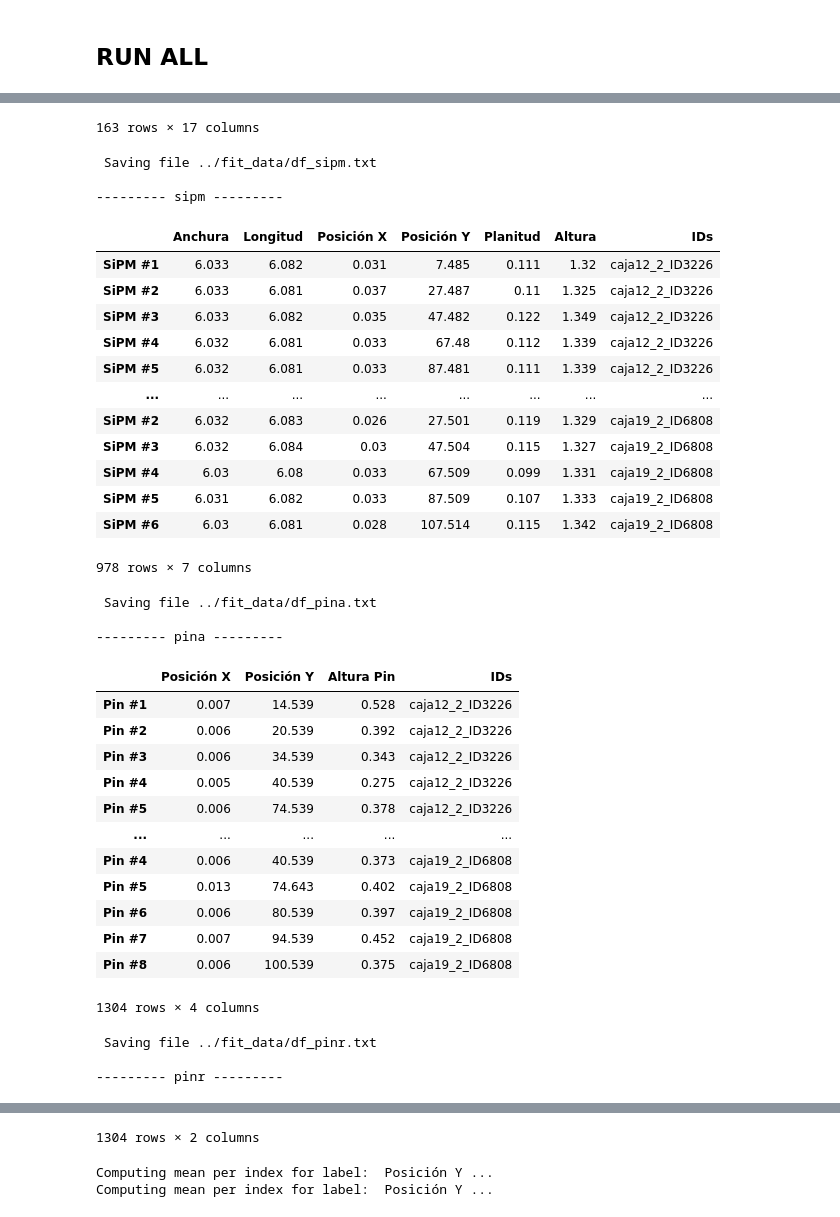
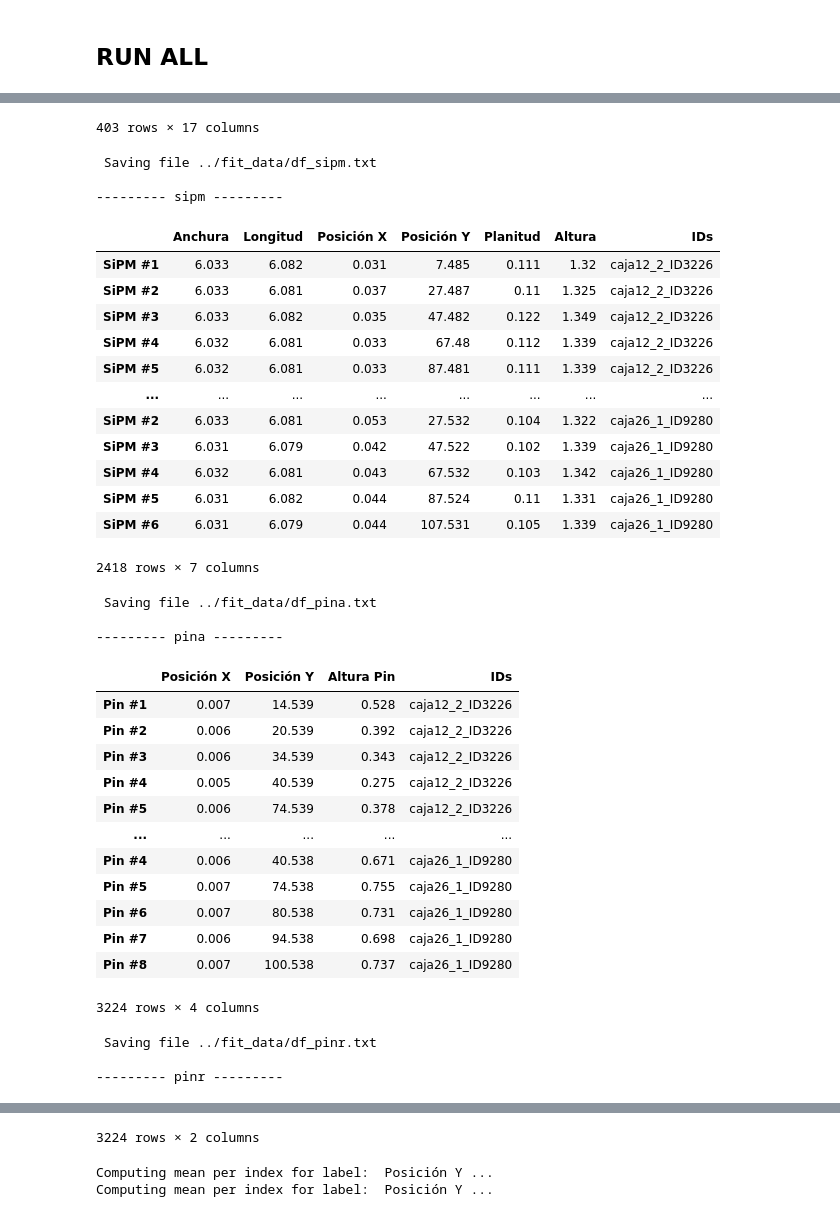
Before and after one commit to CIEMAT-Neutrino/Analysis_Lab_SiPMs, a Jupyter notebook: notebooks/SiPMsDimensions.ipynb, the cells around one changed output, grey strips where cells are left out. Drawn from its saved outputs; the diff is of its cells as text; code cells hidden in the pictures.

```diff
--- a/notebooks/SiPMsDimensions.ipynb
+++ b/notebooks/SiPMsDimensions.ipynb
@@ -47,10 +47,20 @@ Wpcbs1,Wsipm1,Wpinr1,Wpina1 = data2npy(folder=folder,pcbs_labels=pcbs_labels,sip
 folder = "../data/19_06_2023/"
 pcbs2,sipm2,pinr2,pina2 = data2npy(folder=folder,pcbs_labels=pcbs_labels,sipm_labels=sipm_labels,pins_labels=pina_labels,mode=10,debug=False)
 
-df_pcbs_ids = df_display(np.concatenate((pcbs1,Wpcbs1,pcbs2),axis=0),labels = pcbs_labels+["IDs"], name="pcbs", terminal_output=True, save=True)
-df_sipm_ids = df_display(np.concatenate((sipm1,Wsipm1,sipm2),axis=0),labels = sipm_labels+["IDs"], name="sipm", terminal_output=True, save=True,index=["SiPM #1","SiPM #2","SiPM #3","SiPM #4","SiPM #5","SiPM #6"]*len(df_pcbs_ids))
-df_pina_ids = df_display(np.concatenate((pina1,Wpina1,pina2),axis=0),labels = pina_labels+["IDs"], name="pina", terminal_output=True, save=True,index=["Pin #1","Pin #2","Pin #3","Pin #4","Pin #5","Pin #6","Pin #7","Pin #8"]*len(df_pcbs_ids))
-df_pinr_ids = df_display(np.concatenate((pinr1,Wpinr1,pinr2),axis=0),labels = pinr_labels+["IDs"], name="pinr", terminal_output=True, save=True,index=["Pin #1","Pin #2","Pin #3","Pin #4","Pin #5","Pin #6","Pin #7","Pin #8"]*len(df_pcbs_ids))
+folder = "../data/03_07_2023/"
+pcbs3,sipm3,pinr3,pina3 = data2npy(folder=folder,pcbs_labels=pcbs_labels,sipm_labels=sipm_labels,pins_labels=pina_labels,mode=10,debug=False)
+
+folder = "../data/30_08_2023/"
+pcbs4,sipm4,pinr4,pina4 = data2npy(folder=folder,pcbs_labels=pcbs_labels,sipm_labels=sipm_labels,pins_labels=pina_labels,mode=10,debug=False)
+
+folder = "../data/11_09_2023/"
+pcbs5,sipm5,pinr5,pina5 = data2npy(folder=folder,pcbs_labels=pcbs_labels,sipm_labels=sipm_labels,pins_labels=pina_labels,mode=10,debug=False)
+
+
+df_pcbs_ids = df_display(np.concatenate((pcbs1,Wpcbs1,pcbs2,pcbs3,pcbs4,pcbs5),axis=0),labels = pcbs_labels+["IDs"], name="pcbs", terminal_output=True, save=True)
+df_sipm_ids = df_display(np.concatenate((sipm1,Wsipm1,sipm2,sipm3,sipm4,sipm5),axis=0),labels = sipm_labels+["IDs"], name="sipm", terminal_output=True, save=True,index=["SiPM #1","SiPM #2","SiPM #3","SiPM #4","SiPM #5","SiPM #6"]*len(df_pcbs_ids))
+df_pina_ids = df_display(np.concatenate((pina1,Wpina1,pina2,pina3,pina4,pina5),axis=0),labels = pina_labels+["IDs"], name="pina", terminal_output=True, save=True,index=["Pin #1","Pin #2","Pin #3","Pin #4","Pin #5","Pin #6","Pin #7","Pin #8"]*len(df_pcbs_ids))
+df_pinr_ids = df_display(np.concatenate((pinr1,Wpinr1,pinr2,pinr3,pinr4,pinr5),axis=0),labels = pinr_labels+["IDs"], name="pinr", terminal_output=True, save=True,index=["Pin #1","Pin #2","Pin #3","Pin #4","Pin #5","Pin #6","Pin #7","Pin #8"]*len(df_pcbs_ids))
 # %% [output]
 WARNING: the configuration for the xlsx is hard-coded, any change in the naming or how information is distributed in the cells WILL NEED to be CHANGED in the function
 
@@ -84,20 +94,20 @@ WARNING: the configuration for the xlsx is hard-coded, any change in the naming
-163 rows × 17 columns
+403 rows × 17 columns
  Saving file ../fit_data/df_sipm.txt
 
 --------- sipm ---------
 |  | Anchura | Longitud | Posición X | Posición Y | Planitud | Altura | IDs |
 | SiPM #1 | 6.033 | 6.082 | 0.031 | 7.485 | 0.111 | 1.32 | caja12_2_ID3226 |
 | SiPM #2 | 6.033 | 6.081 | 0.037 | 27.487 | 0.11 | 1.325 | caja12_2_ID3226 |
 | SiPM #3 | 6.033 | 6.082 | 0.035 | 47.482 | 0.122 | 1.349 | caja12_2_ID3226 |
 | SiPM #4 | 6.032 | 6.081 | 0.033 | 67.48 | 0.112 | 1.339 | caja12_2_ID3226 |
 | SiPM #5 | 6.032 | 6.081 | 0.033 | 87.481 | 0.111 | 1.339 | caja12_2_ID3226 |
 | ... | ... | ... | ... | ... | ... | ... | ... |
-| SiPM #2 | 6.032 | 6.083 | 0.026 | 27.501 | 0.119 | 1.329 | caja19_2_ID6808 |
-| SiPM #3 | 6.032 | 6.084 | 0.03 | 47.504 | 0.115 | 1.327 | caja19_2_ID6808 |
-| SiPM #4 | 6.03 | 6.08 | 0.033 | 67.509 | 0.099 | 1.331 | caja19_2_ID6808 |
-| SiPM #5 | 6.031 | 6.082 | 0.033 | 87.509 | 0.107 | 1.333 | caja19_2_ID6808 |
-| SiPM #6 | 6.03 | 6.081 | 0.028 | 107.514 | 0.115 | 1.342 | caja19_2_ID6808 |
+| SiPM #2 | 6.033 | 6.081 | 0.053 | 27.532 | 0.104 | 1.322 | caja26_1_ID9280 |
+| SiPM #3 | 6.031 | 6.079 | 0.042 | 47.522 | 0.102 | 1.339 | caja26_1_ID9280 |
+| SiPM #4 | 6.032 | 6.081 | 0.043 | 67.532 | 0.103 | 1.342 | caja26_1_ID9280 |
+| SiPM #5 | 6.031 | 6.082 | 0.044 | 87.524 | 0.11 | 1.331 | caja26_1_ID9280 |
+| SiPM #6 | 6.031 | 6.079 | 0.044 | 107.531 | 0.105 | 1.339 | caja26_1_ID9280 |
-978 rows × 7 columns
+2418 rows × 7 columns
  Saving file ../fit_data/df_pina.txt
 
 --------- pina ---------
@@ -108,12 +118,12 @@ WARNING: the configuration for the xlsx is hard-coded, any change in the naming
 | Pin #4 | 0.005 | 40.539 | 0.275 | caja12_2_ID3226 |
 | Pin #5 | 0.006 | 74.539 | 0.378 | caja12_2_ID3226 |
 | ... | ... | ... | ... | ... |
-| Pin #4 | 0.006 | 40.539 | 0.373 | caja19_2_ID6808 |
-| Pin #5 | 0.013 | 74.643 | 0.402 | caja19_2_ID6808 |
-| Pin #6 | 0.006 | 80.539 | 0.397 | caja19_2_ID6808 |
-| Pin #7 | 0.007 | 94.539 | 0.452 | caja19_2_ID6808 |
-| Pin #8 | 0.006 | 100.539 | 0.375 | caja19_2_ID6808 |
+| Pin #4 | 0.006 | 40.538 | 0.671 | caja26_1_ID9280 |
+| Pin #5 | 0.007 | 74.538 | 0.755 | caja26_1_ID9280 |
+| Pin #6 | 0.007 | 80.538 | 0.731 | caja26_1_ID9280 |
+| Pin #7 | 0.006 | 94.538 | 0.698 | caja26_1_ID9280 |
+| Pin #8 | 0.007 | 100.538 | 0.737 | caja26_1_ID9280 |
-1304 rows × 4 columns
+3224 rows × 4 columns
  Saving file ../fit_data/df_pinr.txt
 
 --------- pinr ---------
@@ -132,4 +142,4 @@ WARNING: the configuration for the xlsx is hard-coded, any change in the naming
-1304 rows × 2 columns
+3224 rows × 2 columns
 # %%
 # SANITY CHECK: to confirm we havent duplicated data in the arrays#
 # print("---- PCBs ----")
```
Also changed, not shown: parts of 4 cells of this notebook.
